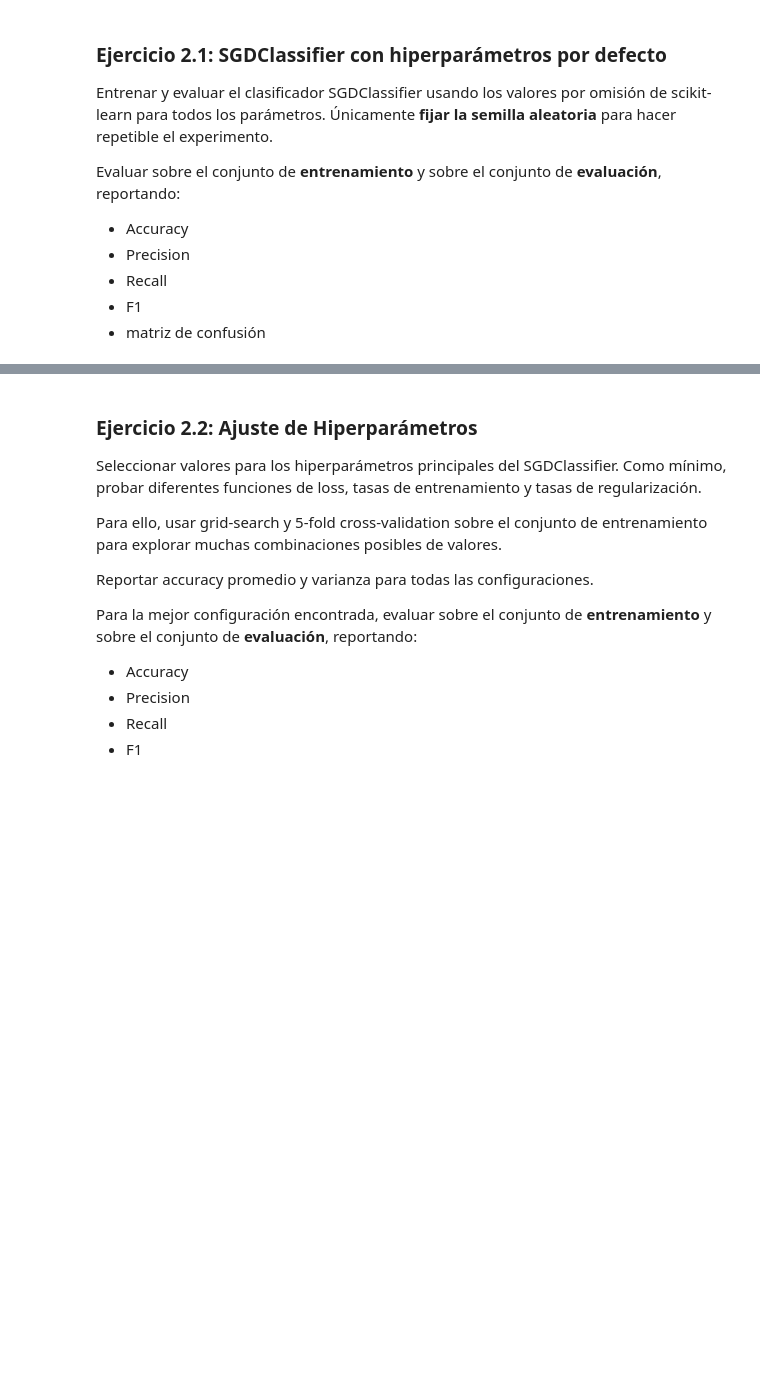
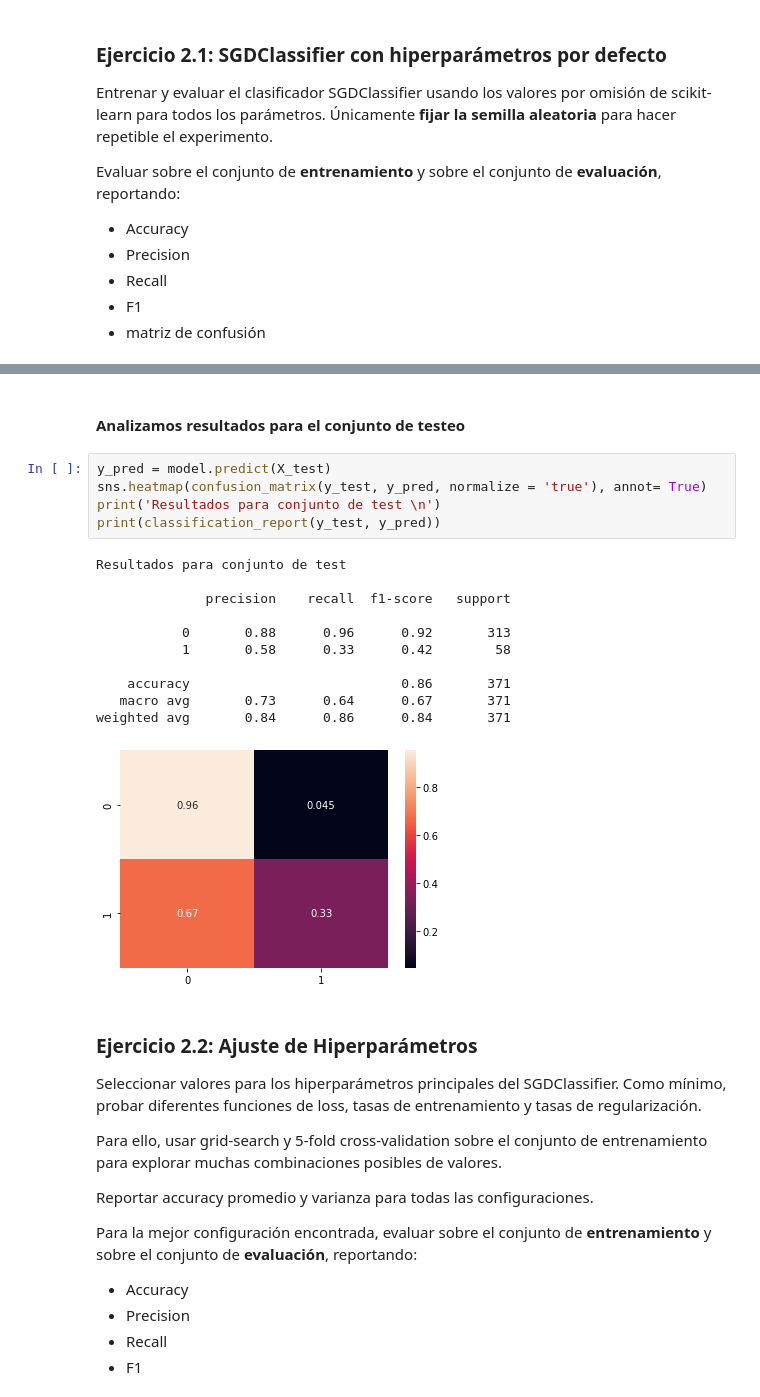
Before and after one commit to donlucas1/Grupo10, a Jupyter notebook: introml/Grupo_10_IntroML_Entregable_Parte_2.ipynb, the cells around one changed output, grey strips where cells are left out. Saved outputs shown, nothing was run; the diff lists cells and outputs as text; blank space fills up the shorter version.

```diff
--- a/introml/Grupo_10_IntroML_Entregable_Parte_2.ipynb
+++ b/introml/Grupo_10_IntroML_Entregable_Parte_2.ipynb
@@ -272,3 +138,22 @@ ax.set(ylabel="Predicted Label", xlabel="True Label")
+# %% [markdown]
+#### Analizamos resultados para el conjunto de testeo
+# %%
+y_pred = model.predict(X_test)
+sns.heatmap(confusion_matrix(y_test, y_pred, normalize = 'true'), annot= True)
+print('Resultados para conjunto de test \n')
+print(classification_report(y_test, y_pred))
+# %% [output]
+Resultados para conjunto de test
+
+              precision    recall  f1-score   support
+
+           0       0.88      0.96      0.92       313
+           1       0.58      0.33      0.42        58
+
+    accuracy                           0.86       371
+   macro avg       0.73      0.64      0.67       371
+weighted avg       0.84      0.86      0.84       371
+[figure, added]
 # %% [markdown]
 ### Ejercicio 2.2: Ajuste de Hiperparámetros
 
```
Also changed, not shown: parts of 81 cells of this notebook, 1 other file.
